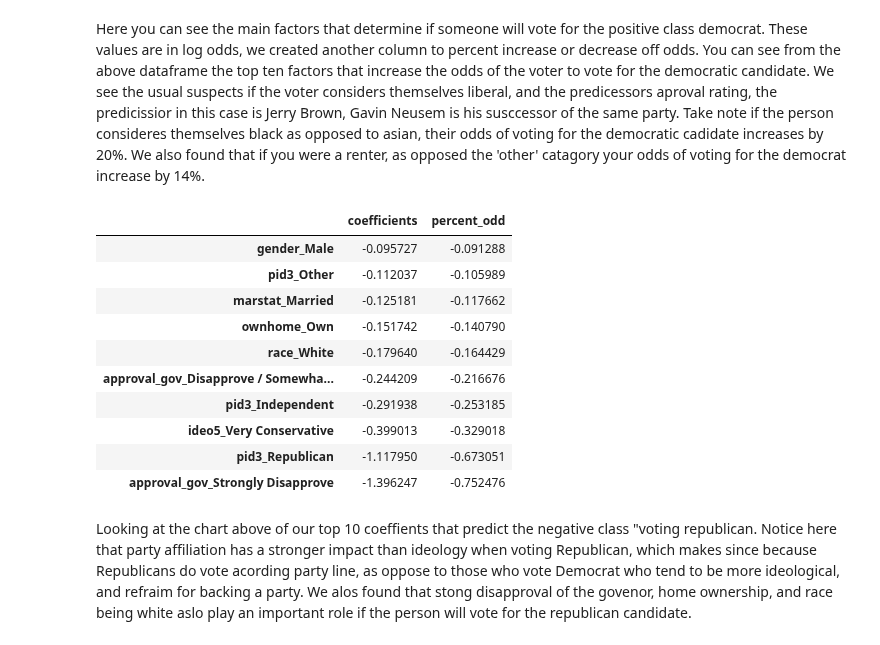
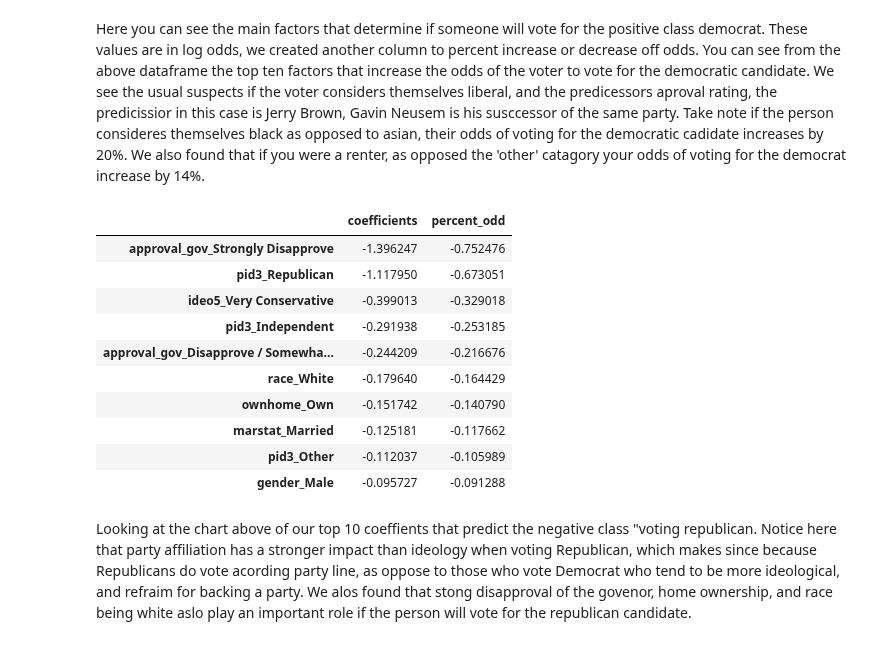
Before and after one commit to creigsantiago/GA-Project-5, a Jupyter notebook: Modeling/Modeling_Notebok_1.ipynb, the cells around one changed output. Drawn from its saved outputs; the diff is of its cells as text; code cells hidden in the pictures.

```diff
--- a/Modeling/Modeling_Notebok_1.ipynb
+++ b/Modeling/Modeling_Notebok_1.ipynb
@@ -636,19 +636,20 @@ coeffs.iloc[:10]
 # %% [markdown]
 Here you can see the main factors that determine if someone will vote for the positive class democrat. These values are in log odds, we created another column to percent increase or decrease off odds. You can see from the above dataframe the top ten factors that increase the odds of the voter to vote for the democratic candidate. We see the usual suspects if the voter considers themselves liberal, and the predicessors aproval rating, the predicissior in this case is Jerry Brown, Gavin Neusem is his susccessor of the same party. Take note if the person consideres themselves black as opposed to asian, their odds of voting for the democratic cadidate increases by 20%. We also found that if you were a renter, as opposed the 'other' catagory your odds of voting for the democrat increase by 14%.
 # %%
-coeffs.iloc[-10:]
+coeffs_con=coeffs.iloc[-10:]
+coeffs_con.sort_values(by='coefficients', ascending=True)
 # %% [output]
 |  | coefficients | percent_odd |
+| approval_gov_Strongly Disapprove | -1.396247 | -0.752476 |
+| pid3_Republican | -1.117950 | -0.673051 |
+| ideo5_Very Conservative | -0.399013 | -0.329018 |
+| pid3_Independent | -0.291938 | -0.253185 |
+| approval_gov_Disapprove / Somewha... | -0.244209 | -0.216676 |
+| race_White | -0.179640 | -0.164429 |
+| ownhome_Own | -0.151742 | -0.140790 |
+| marstat_Married | -0.125181 | -0.117662 |
+| pid3_Other | -0.112037 | -0.105989 |
 | gender_Male | -0.095727 | -0.091288 |
-| pid3_Other | -0.112037 | -0.105989 |
-| marstat_Married | -0.125181 | -0.117662 |
-| ownhome_Own | -0.151742 | -0.140790 |
-| race_White | -0.179640 | -0.164429 |
-| approval_gov_Disapprove / Somewha... | -0.244209 | -0.216676 |
-| pid3_Independent | -0.291938 | -0.253185 |
-| ideo5_Very Conservative | -0.399013 | -0.329018 |
-| pid3_Republican | -1.117950 | -0.673051 |
-| approval_gov_Strongly Disapprove | -1.396247 | -0.752476 |
 # %% [markdown]
 Looking at the chart above of our top 10 coeffients that predict the negative class "voting republican. Notice here that party affiliation has a stronger impact than ideology when voting Republican, which makes since because Republicans do vote acording party line, as oppose to those who vote Democrat who tend to be more ideological, and refraim for backing a party. We alos found that stong disapproval of the govenor, home ownership, and race being white aslo play an important role if the person will vote for the republican candidate.
 # %% [markdown]
```
Also changed, not shown: parts of 1 cell of this notebook.
